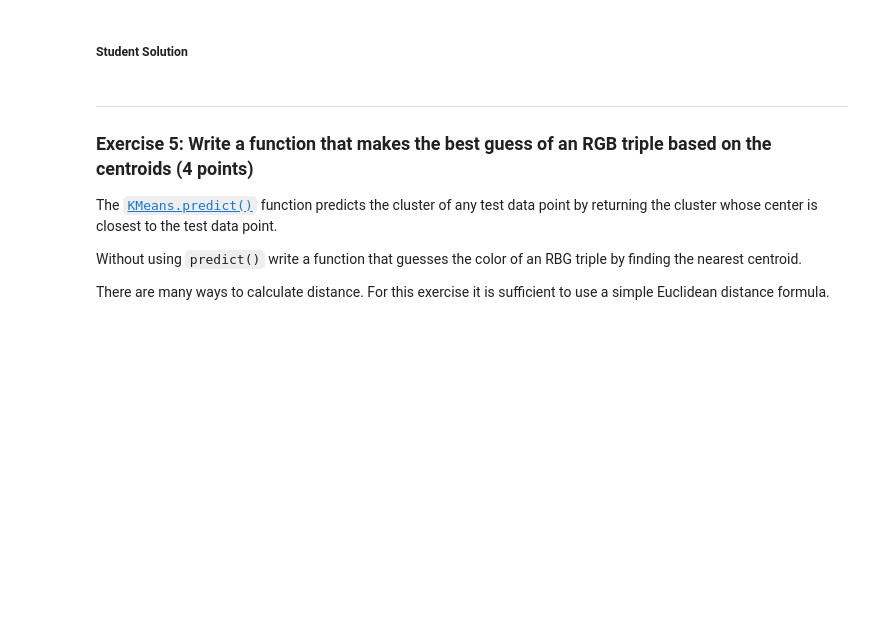
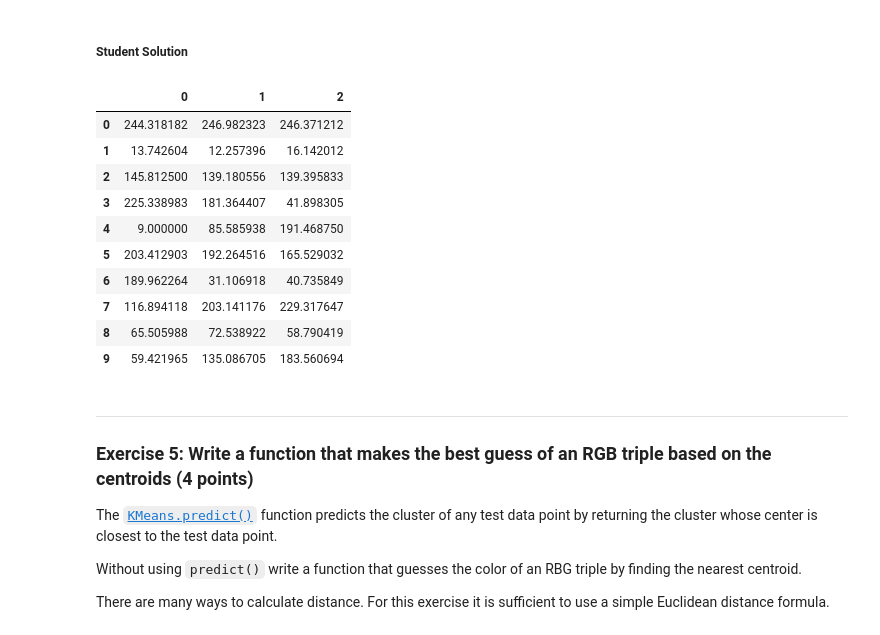
Before and after one commit to vhr1975/datasciw207, a Jupyter notebook: Homework/Victor_Ramirez_Assignment_08 Kmeans Clustering.ipynb, the cells around one changed output. Drawn from its saved outputs; the diff is of its cells as text; code cells hidden in the pictures; blank space fills up the shorter version.

```diff
--- a/Homework/Victor_Ramirez_Assignment_08 Kmeans Clustering.ipynb
+++ b/Homework/Victor_Ramirez_Assignment_08 Kmeans Clustering.ipynb
@@ -91,19 +91,20 @@ n_clusters = 10
 random_state = 10  # makes sure you get the same results each time
 
 ## get np array for RBG values
-X = np.array(df_colors.values)
+# X = np.array(df_colors.values)
+X = np.array(df_colors[['red','green','blue']].values)
 
 
 def fit_kmeans(X, n_clusters, random_state):
 
   ## YOUR CODE HERE ##
   # fit KMeans models with different numbers of clusters
-  model =KMeans(n_clusters=n_clusters,
-                init='k-means++',
-                n_init=n_clusters,
-                max_iter=300,
-                tol=1e-04,
-                random_state=random_state)
+  model = KMeans(n_clusters=n_clusters,
+                 init='k-means++',
+                 n_init=n_clusters,
+                 max_iter=300,
+                 tol=1e-04,
+                 random_state=random_state)
 
   return model.fit(X)
 
@@ -226,8 +228,22 @@ color_dict
 # %%
 # get centroids
 
 ## YOUR CODE HERE ##
-centroids = None
+kmeans = KMeans(n_clusters=10).fit(X)
+centroids = kmeans.cluster_centers_
+pd.DataFrame(centroids)
+# %% [output]
+|  | 0 | 1 | 2 |
+| 0 | 244.318182 | 246.982323 | 246.371212 |
+| 1 | 13.742604 | 12.257396 | 16.142012 |
+| 2 | 145.812500 | 139.180556 | 139.395833 |
+| 3 | 225.338983 | 181.364407 | 41.898305 |
+| 4 | 9.000000 | 85.585938 | 191.468750 |
+| 5 | 203.412903 | 192.264516 | 165.529032 |
+| 6 | 189.962264 | 31.106918 | 40.735849 |
+| 7 | 116.894118 | 203.141176 | 229.317647 |
+| 8 | 65.505988 | 72.538922 | 58.790419 |
+| 9 | 59.421965 | 135.086705 | 183.560694 |
 # %% [markdown]
 ---
 ### Exercise 5: Write a function that makes the best guess of an RGB triple based on the centroids (4 points)
```
Also changed, not shown: parts of 2 cells of this notebook.
